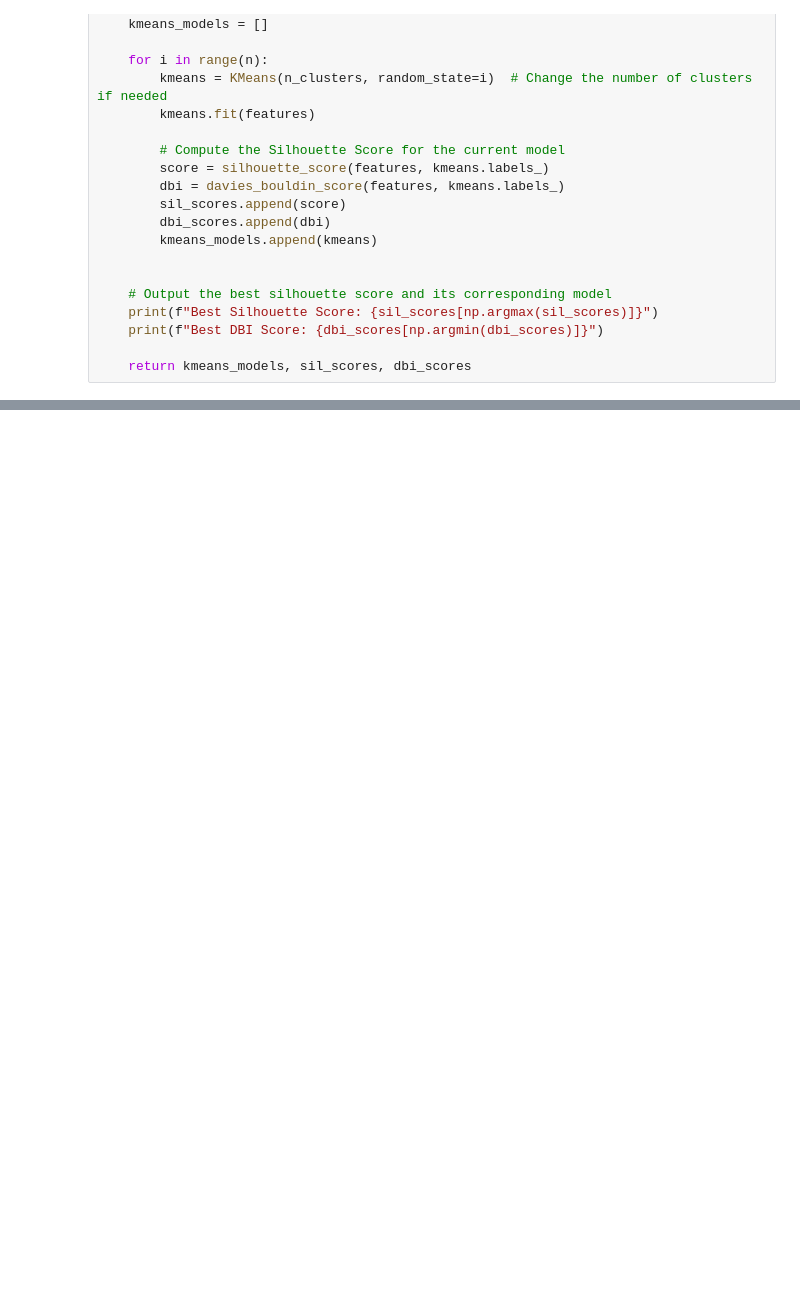
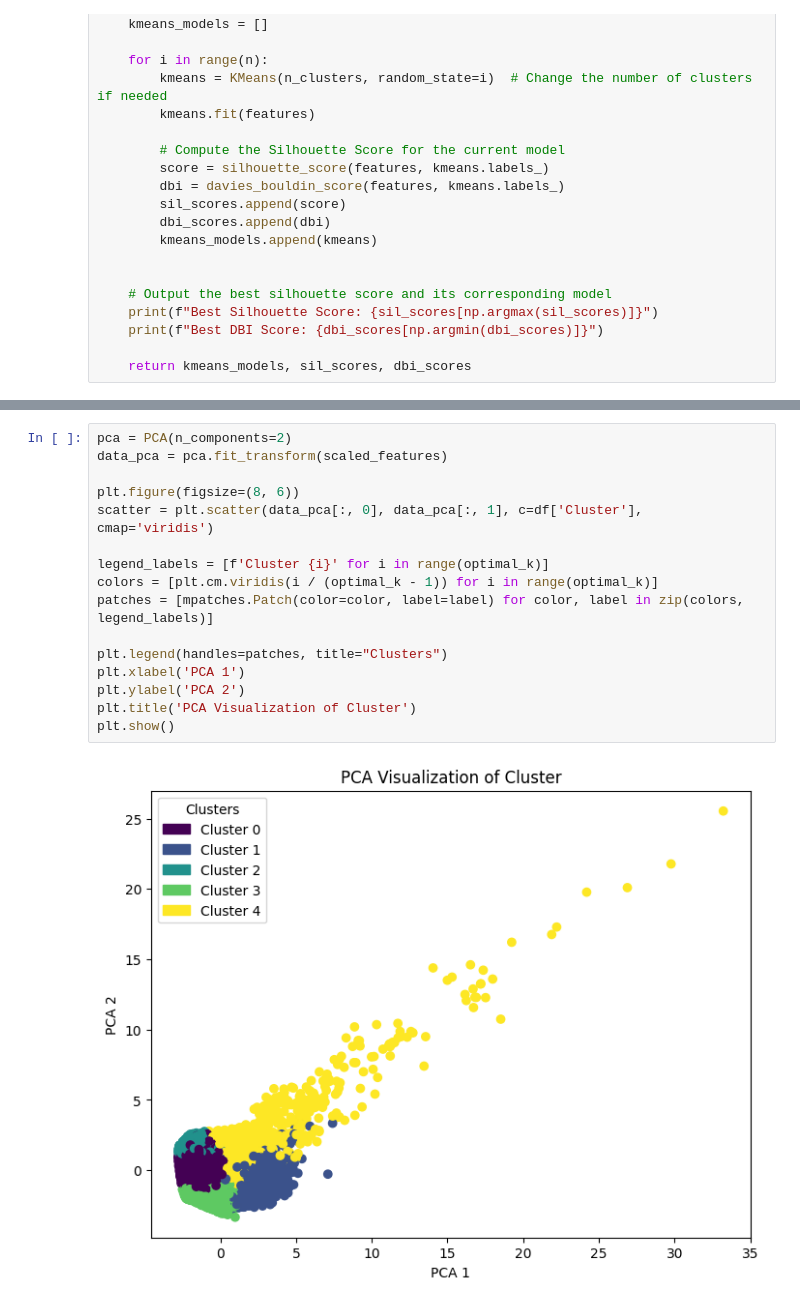
Before and after one commit to nsterz/AA_2024-group-3, a Jupyter notebook: clustering/kMeans.ipynb, the cells around one changed output, grey strips where cells are left out. Drawn from its saved outputs; the diff is of its cells as text; blank space fills up the shorter version.

```diff
--- a/clustering/kMeans.ipynb
+++ b/clustering/kMeans.ipynb
@@ -120 +179,19 @@ Best DBI Score: 0.9636545587715132
+# %%
+pca = PCA(n_components=2)
+data_pca = pca.fit_transform(scaled_features)
+
+plt.figure(figsize=(8, 6))
+scatter = plt.scatter(data_pca[:, 0], data_pca[:, 1], c=df['Cluster'], cmap='viridis')
+
+legend_labels = [f'Cluster {i}' for i in range(optimal_k)]
+colors = [plt.cm.viridis(i / (optimal_k - 1)) for i in range(optimal_k)]
+patches = [mpatches.Patch(color=color, label=label) for color, label in zip(colors, legend_labels)]
+
+plt.legend(handles=patches, title="Clusters")
+plt.xlabel('PCA 1')
+plt.ylabel('PCA 2')
+plt.title('PCA Visualization of Cluster')
+plt.show()
+# %% [output]
+[figure, added]
 # %%
```
Also changed, not shown: parts of 19 cells of this notebook, 5 other files.
